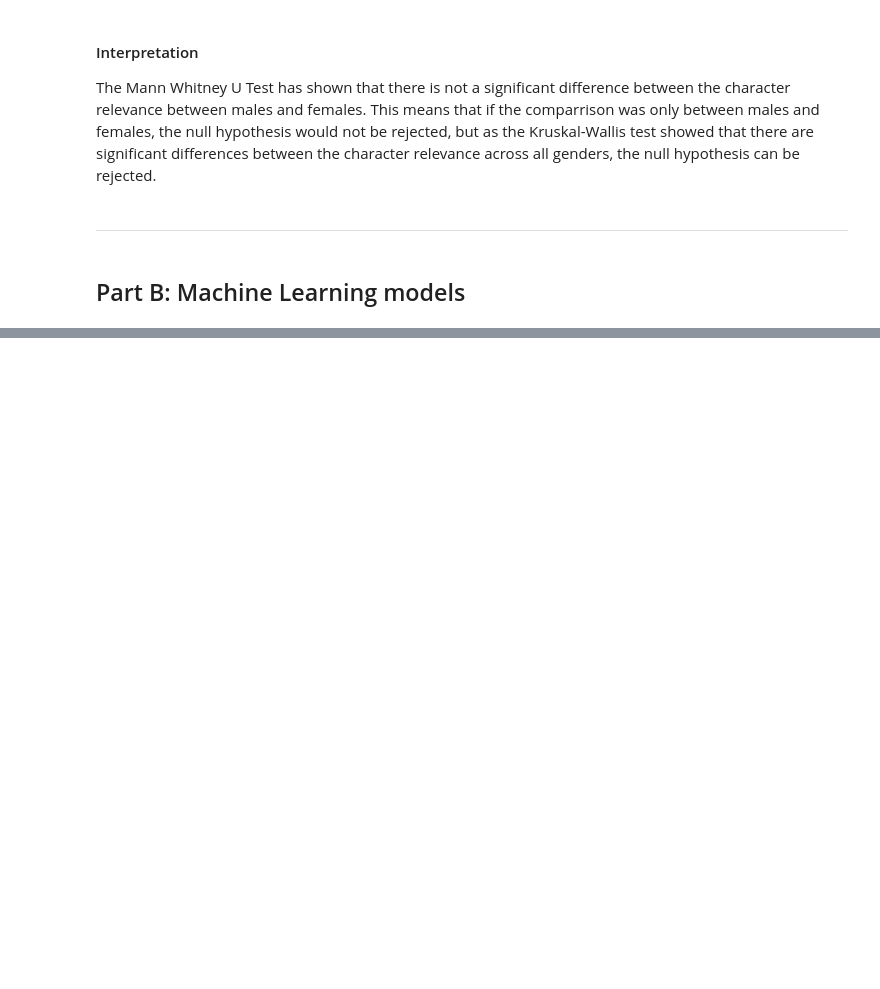
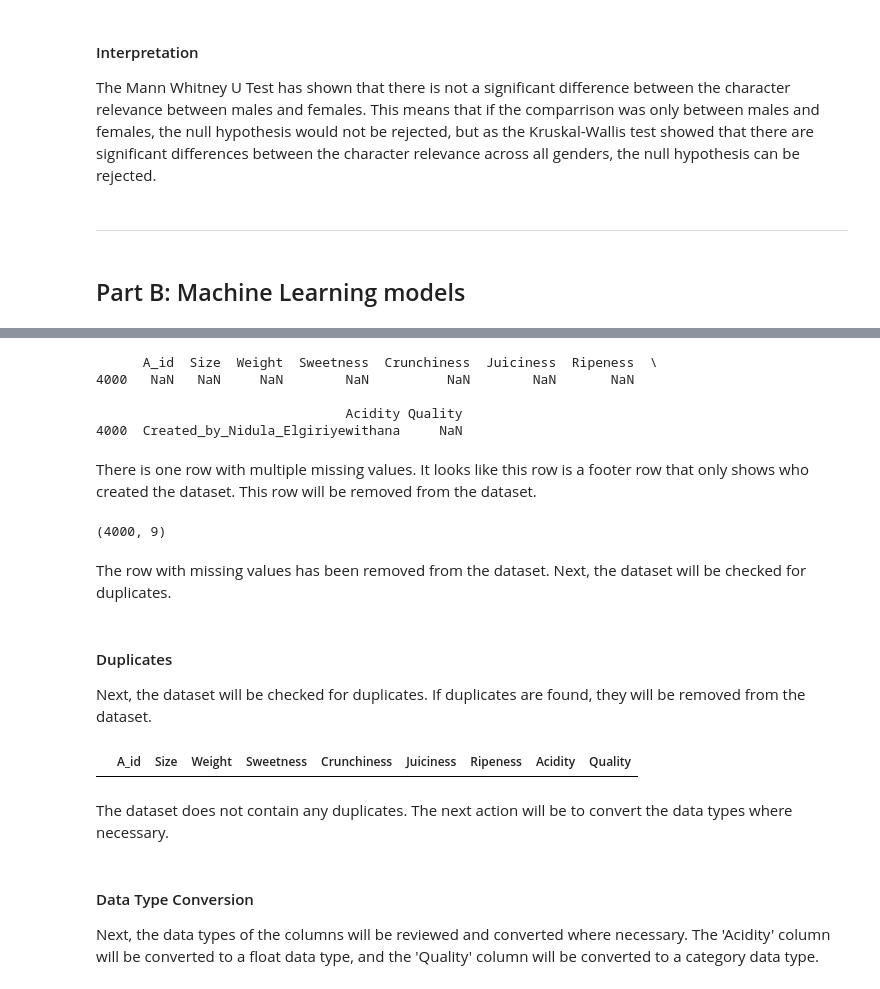
Before and after one commit to Kym-e/Coursework2, a Jupyter notebook: Coursework2.ipynb, the cells around one changed output, grey strips where cells are left out. Saved outputs shown, nothing was run; the diff lists cells and outputs as text; code cells hidden in the pictures; blank space fills up the shorter version.

```diff
--- a/Coursework2.ipynb
+++ b/Coursework2.ipynb
@@ -1267,0 +1350,38 @@ The Mann Whitney U Test has shown that there is not a significant difference bet
+# %%
+# Find rows with any missing values
+rows_with_missing_values = apple_quality[apple_quality.isnull().any(axis=1)]
+
+# Display the rows with missing values
+print(rows_with_missing_values)
+# %% [output]
+      A_id  Size  Weight  Sweetness  Crunchiness  Juiciness  Ripeness  \
+4000   NaN   NaN     NaN        NaN          NaN        NaN       NaN
+
+                                Acidity Quality
+4000  Created_by_Nidula_Elgiriyewithana     NaN
+# %% [markdown]
+There is one row with multiple missing values.  It looks like this row is a footer row that only shows who created the dataset.  This row will be removed from the dataset.
+# %%
+# Remove the row with missing values
+apple_quality = apple_quality.dropna()
+apple_quality.shape
+# %% [output]
+(4000, 9)
+# %% [markdown]
+The row with missing values has been removed from the dataset.  Next, the dataset will be checked for duplicates.
+# %% [markdown]
+#### Duplicates
+
+Next, the dataset will be checked for duplicates.  If duplicates are found, they will be removed from the dataset.
+# %%
+# Find duplicates in the dataset
+duplicates = apple_quality[apple_quality.duplicated()]
+duplicates
+# %% [output]
+|  | A_id | Size | Weight | Sweetness | Crunchiness | Juiciness | Ripeness | Acidity | Quality |
+# %% [markdown]
+The dataset does not contain any duplicates.  The next action will be to convert the data types where necessary.
+# %% [markdown]
+#### Data Type Conversion
+
+Next, the data types of the columns will be reviewed and converted where necessary.  The 'Acidity' column will be converted to a float data type, and the 'Quality' column will be converted to a category data type.
```
Also changed, not shown: parts of 22 cells of this notebook, 1 other file.
